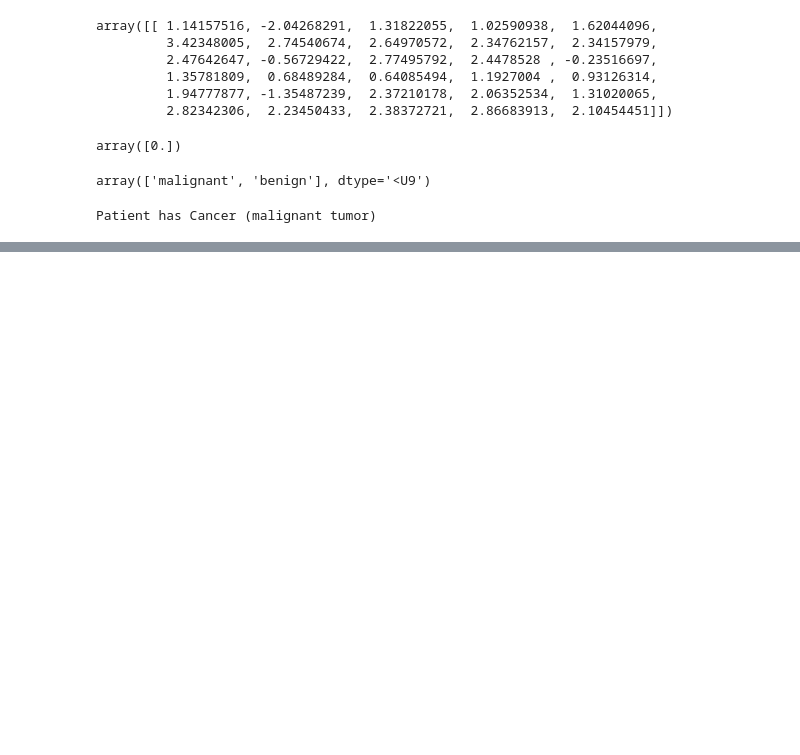
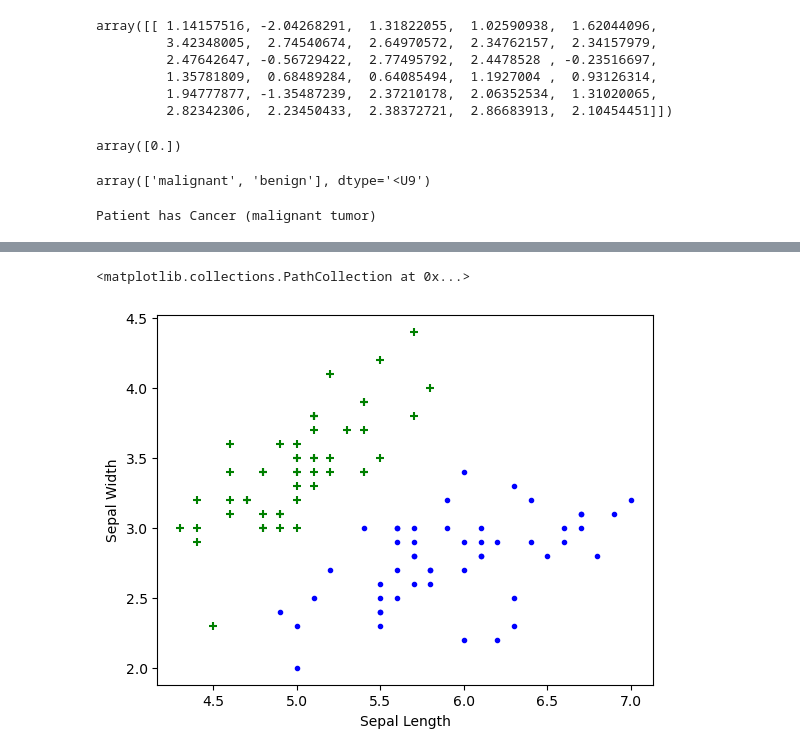
Before and after one commit to qavvii/ML-Algorithm-, a Jupyter notebook: Support Vector Machine-support vector classification.ipynb, the cells around one changed output, grey strips where cells are left out. Saved outputs shown, nothing was run; the diff lists cells and outputs as text; code cells hidden in the pictures; blank space fills up the shorter version.

```diff
--- a/Support Vector Machine-support vector classification.ipynb
+++ b/Support Vector Machine-support vector classification.ipynb
@@ -219,0 +271,3 @@ Patient has Cancer (malignant tumor)
+# %%
+dz=pd.DataFrame(iris.data,columns=iris.feature_names)
+dz.head(4)
@@ -219,0 +280,3 @@ Patient has Cancer (malignant tumor)
+# %%
+dz['target']=iris.target
+dz.head()
@@ -219,0 +299,3 @@ Patient has Cancer (malignant tumor)
+# %%
+dz['flower_name']=dz.target.apply(lambda x:iris.target_names[x])
+dz.head()
@@ -219,0 +309,4 @@ Patient has Cancer (malignant tumor)
+# %%
+dz0=dz[:50]
+dz1=dz[50:100]
+dz2=dz[100:]
@@ -219,0 +315,8 @@ Patient has Cancer (malignant tumor)
+# %%
+plt.xlabel("Sepal Length")
+plt.ylabel("Sepal Width")
+plt.scatter(dz0['sepal length (cm)'],dz0['sepal width (cm)'],color="green",marker='+')
+plt.scatter(dz1['sepal length (cm)'],dz1['sepal width (cm)'],color="blue",marker='.')
+# %% [output]
+<matplotlib.collections.PathCollection at 0x...>
+[figure, added]
```
Also changed, not shown: parts of 45 cells of this notebook.
